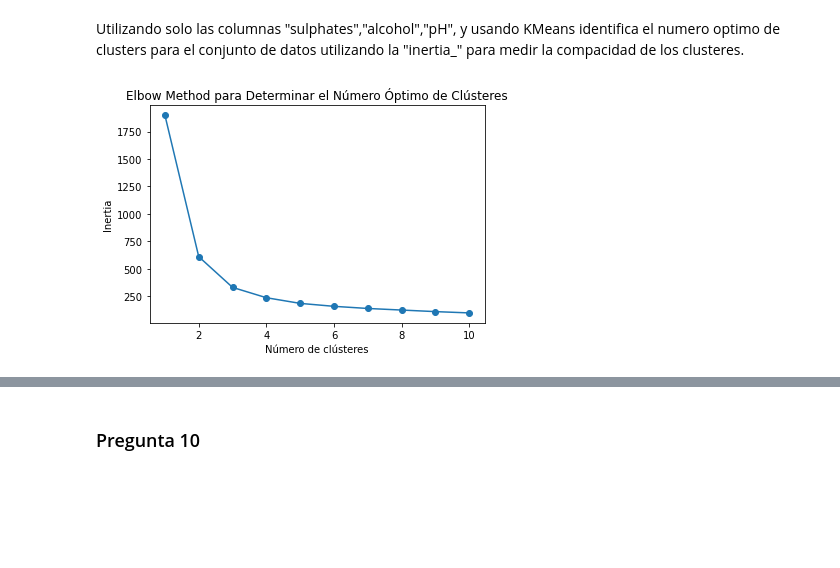
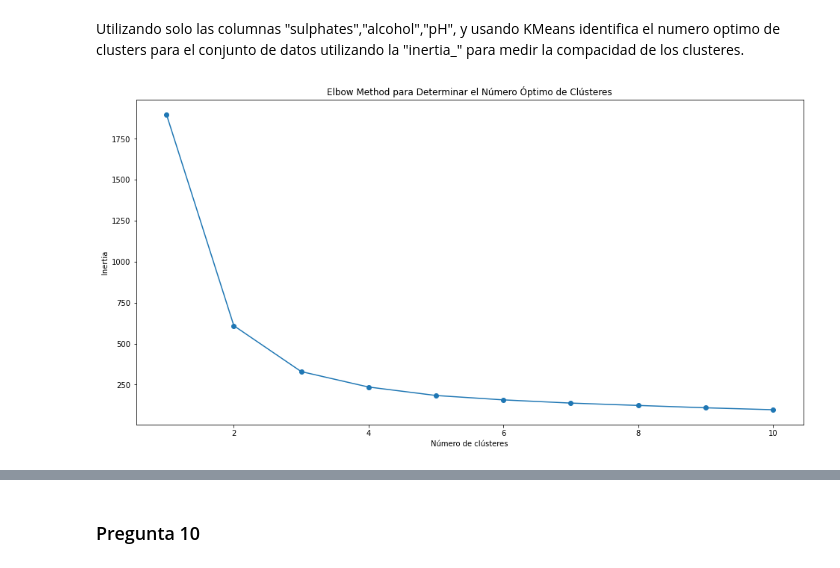
Before and after one commit to datawilly/Aprendizaje-automatico-aplicado, a Jupyter notebook: PEC2 - AAA - 17ENE2024 - APELLIDO1 NOMBRE.ipynb, the cells around one changed output, grey strips where cells are left out. Drawn from its saved outputs; the diff is of its cells as text; code cells hidden in the pictures; blank space fills up the shorter version.

Commit message:
Se añadieron gráficos a ejercicios 9, 10 y 11 también se aumentó la explicación de los mismos y matrices de confusión, estas se encuentran listas para correr

```diff
--- a/PEC2 - AAA - 17ENE2024 - APELLIDO1 NOMBRE.ipynb
+++ b/PEC2 - AAA - 17ENE2024 - APELLIDO1 NOMBRE.ipynb
@@ -941,30 +930,27 @@ wine
 # %% [markdown]
 Utilizando solo las columnas "sulphates","alcohol","pH", y usando KMeans identifica el numero optimo de clusters para el conjunto de datos utilizando la "inertia_" para medir la compacidad de los clusteres.
 # %%
-from sklearn.cluster import KMeans
-import pandas as pd
-import matplotlib.pyplot as plt
-
-
-# Seleccionar las columnas "sulphates", "alcohol", "pH"
+#Primero extraemos las columnas "sulphates","alcohol","pH" del dataset proporcionado
 X = wine[["sulphates", "alcohol", "pH"]]
 
-# Lista para almacenar los valores de inercia
+#Creamos una lista que almacene los valores de la inercia
 inertia = []
 
-# Probar diferentes números de clústeres
+#Vamos a iniciar un bucle for que se repita 10 veces
 for k in range(1, 11):
-    # Inicializar y ajustar el modelo KMeans
+    #Instanciamos el modelo Kmeans con el número de repetición en la que se encuentre el bucle for
     kmeans = KMeans(n_clusters=k, random_state=42)
+    #Con el modelo instanciado
     kmeans.fit(X)
-    # Almacenar la inercia
+    #Obtenemos el valor de la incercia y lo agregamos a la lista creada
     inertia.append(kmeans.inertia_)
 
-# Graficar la curva de codo
+#Veamos la gráfica de codo para determinar cuando la curva empieza a aplanarse
+plt.figure(figsize=(16,8))
 plt.plot(range(1, 11), inertia, marker='o')
 plt.xlabel('Número de clústeres')
 plt.ylabel('Inertia')
 plt.title('Elbow Method para Determinar el Número Óptimo de Clústeres')
 plt.show()
 # %% [output]
-[figure, old version]
+[figure, new version]
```
Also changed, not shown: parts of 29 cells of this notebook.
